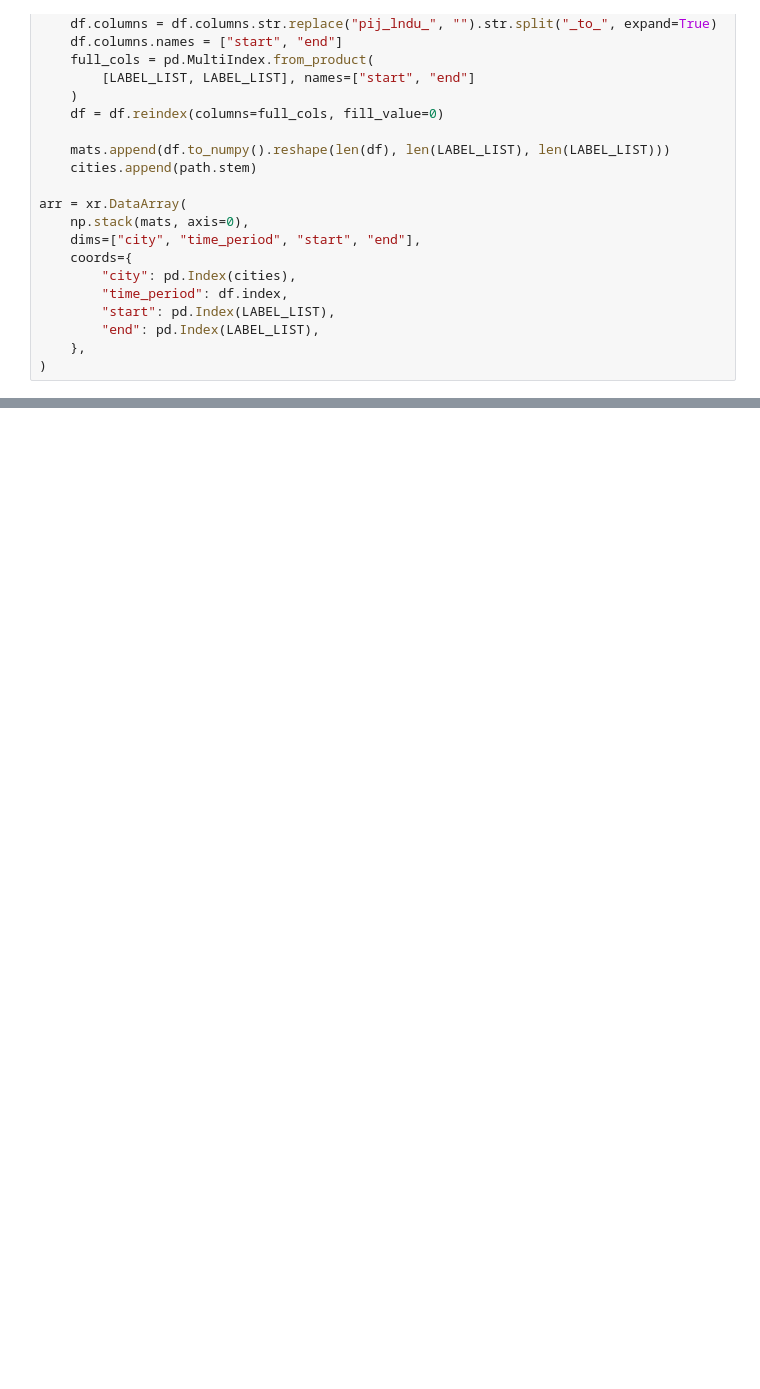
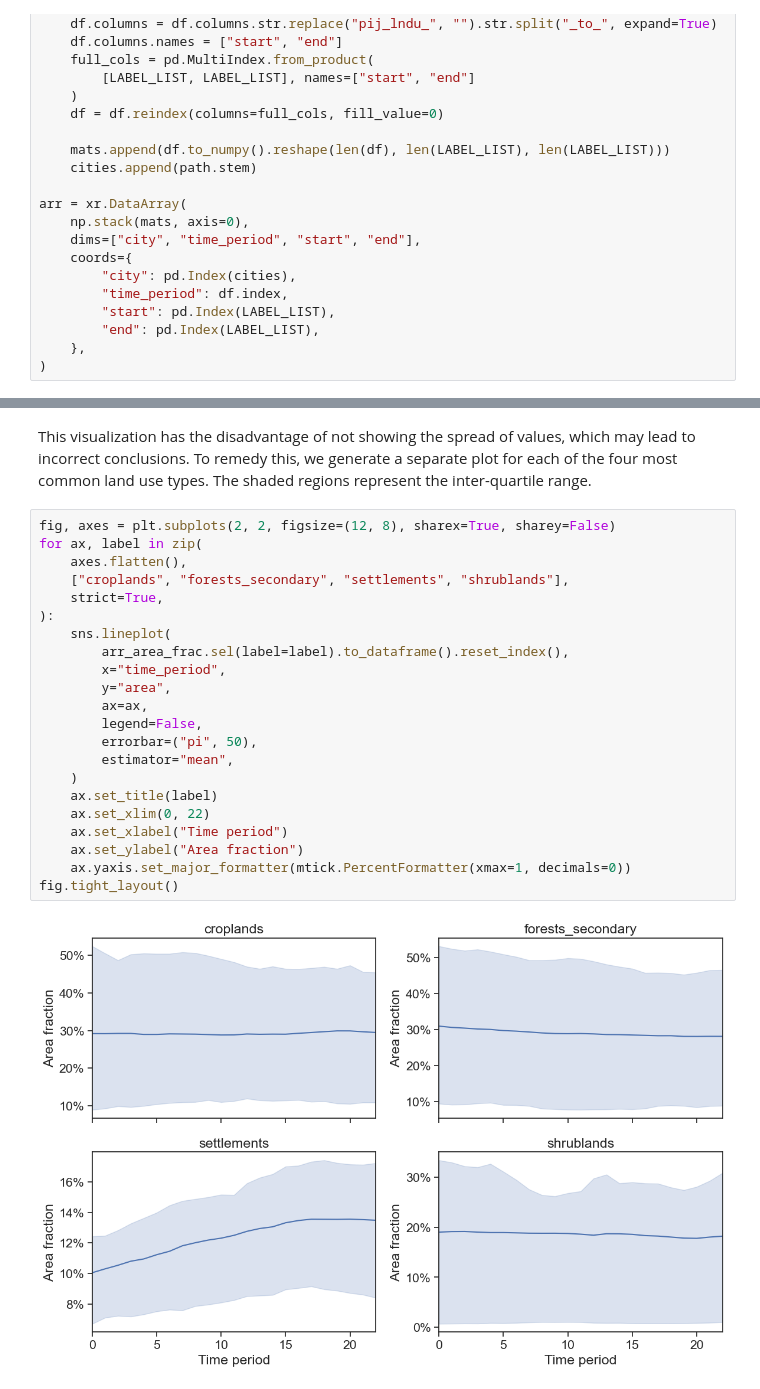
Before and after one commit to CentroFuturoCiudades/carbon_capture, a Jupyter notebook: probabilities.ipynb, the cells around one changed output, grey strips where cells are left out. Saved outputs shown, nothing was run; the diff lists cells and outputs as text; blank space fills up the shorter version.

```diff
--- a/probabilities.ipynb
+++ b/probabilities.ipynb
@@ -230,0 +154,26 @@ probs.mean(axis=1).plot(legend=False)
+# %% [markdown]
+This visualization has the disadvantage of not showing the spread of values, which may lead to incorrect conclusions. To remedy this, we generate a separate plot for each of the four most common land use types. The shaded regions represent the inter-quartile range.
+# %%
+fig, axes = plt.subplots(2, 2, figsize=(12, 8), sharex=True, sharey=False)
+for ax, label in zip(
+    axes.flatten(),
+    ["croplands", "forests_secondary", "settlements", "shrublands"],
+    strict=True,
+):
+    sns.lineplot(
+        arr_area_frac.sel(label=label).to_dataframe().reset_index(),
+        x="time_period",
+        y="area",
+        ax=ax,
+        legend=False,
+        errorbar=("pi", 50),
+        estimator="mean",
+    )
+    ax.set_title(label)
+    ax.set_xlim(0, 22)
+    ax.set_xlabel("Time period")
+    ax.set_ylabel("Area fraction")
+    ax.yaxis.set_major_formatter(mtick.PercentFormatter(xmax=1, decimals=0))
+fig.tight_layout()
+# %% [output]
+[figure, added]
```
Also changed, not shown: parts of 30 cells of this notebook, 10 other files.
